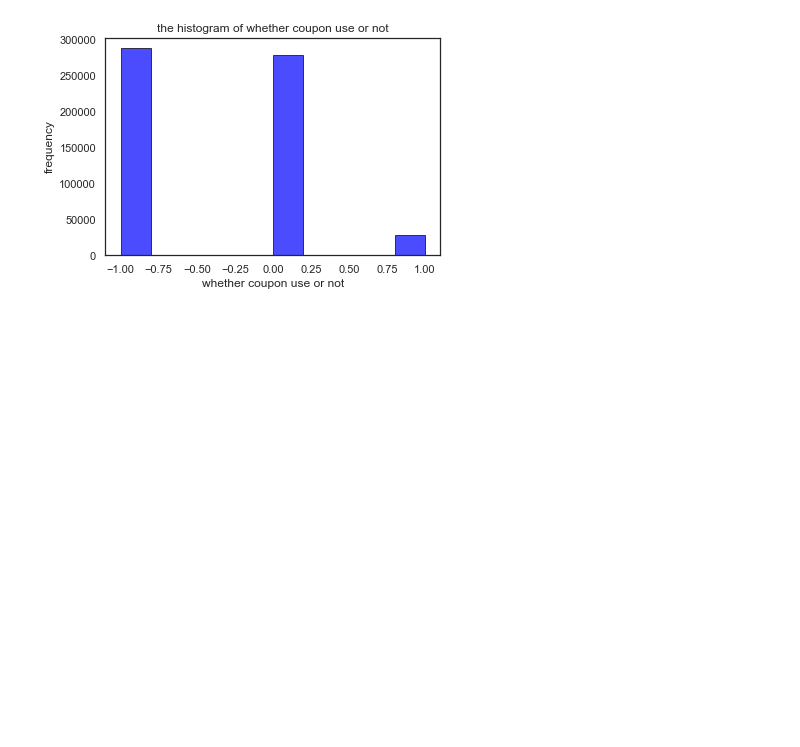
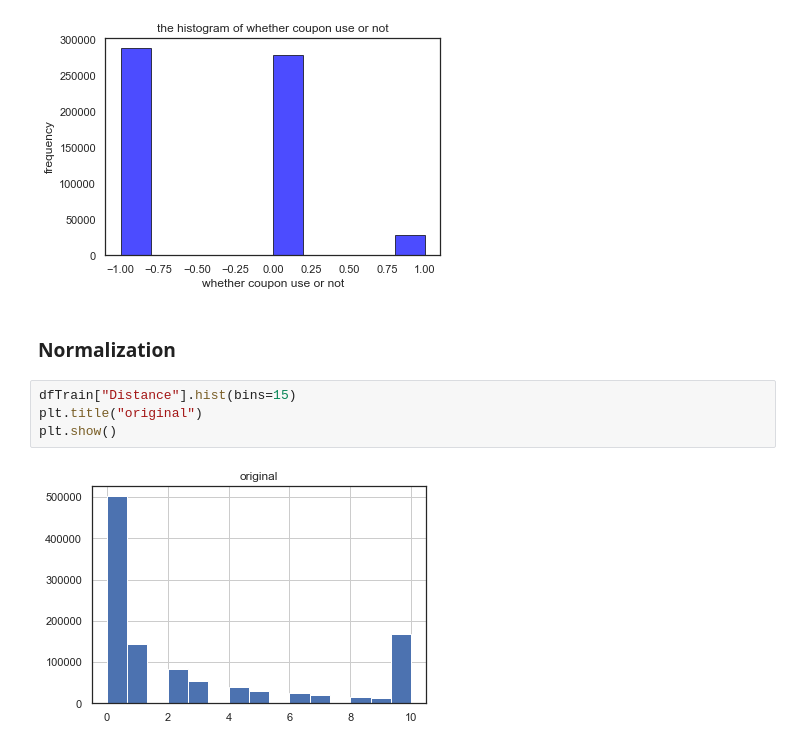
Before and after one commit to GeeKoders/2nd-ML100Days, a Jupyter notebook: homework/mid-term exam.ipynb, the cells around one changed output. Cells and saved outputs as stored; diff of their text form; blank space fills up the shorter version.

Commit message:
20200111 normalization update

```diff
--- a/homework/mid-term exam.ipynb
+++ b/homework/mid-term exam.ipynb
@@ -173,3 +173,11 @@ plt.title("the histogram of whether coupon use or not")
 plt.show()
 # %% [output]
 [figure]
+# %% [markdown]
+### Normalization
+# %%
+dfTrain["Distance"].hist(bins=15)
+plt.title("original")
+plt.show()
+# %% [output]
+[figure, added]
```
Also changed, not shown: parts of 1 cell of this notebook.
